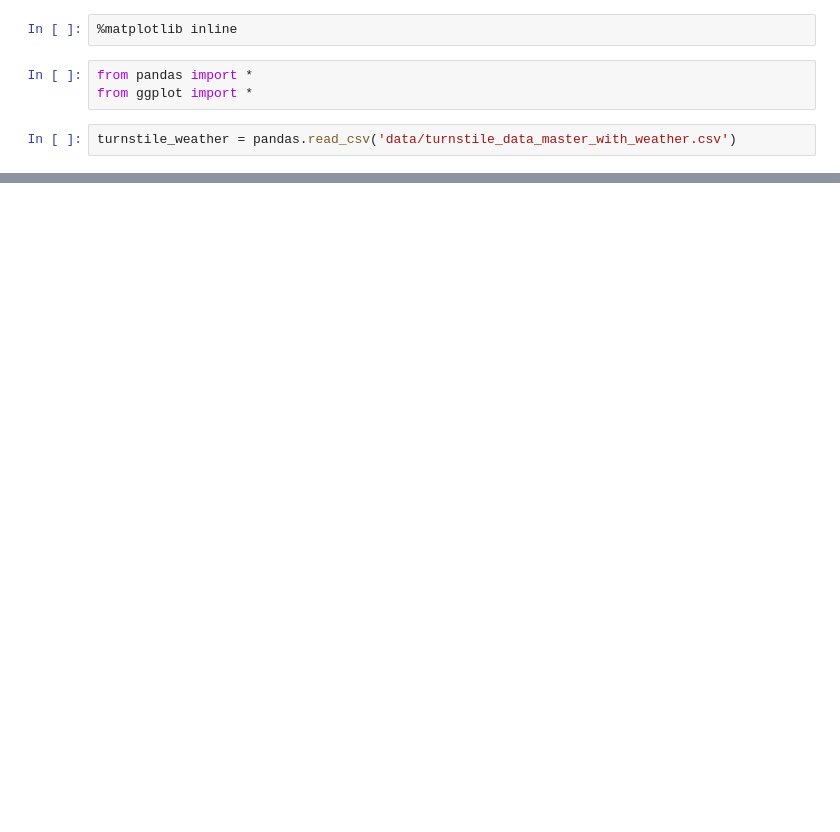
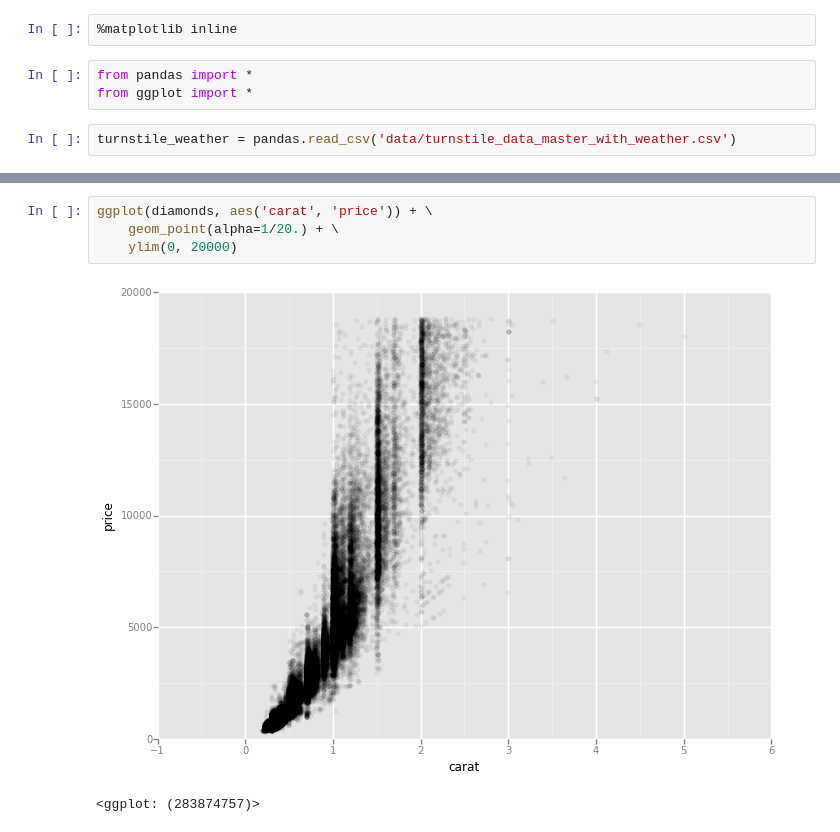
Before and after one commit to jijiewang2014/udacity-intro-data-science, a Jupyter notebook: subway_viz1.ipynb, the cells around one changed output, grey strips where cells are left out. Saved outputs shown, nothing was run; the diff lists cells and outputs as text; blank space fills up the shorter version.

```diff
--- a/subway_viz1.ipynb
+++ b/subway_viz1.ipynb
@@ -21,0 +35,7 @@ The height of the bars is wrong. The number of entries is higher.
+# %%
+ggplot(diamonds, aes('carat', 'price')) + \
+    geom_point(alpha=1/20.) + \
+    ylim(0, 20000)
+# %% [output]
+[figure, added]
+<ggplot: (283874757)>
```
Also changed, not shown: parts of 12 cells of this notebook.
